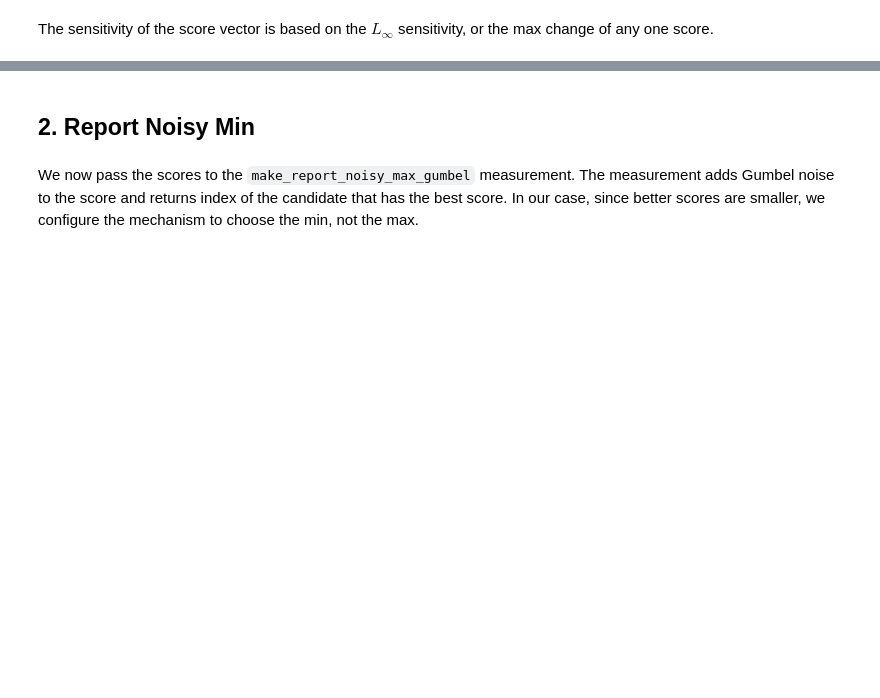
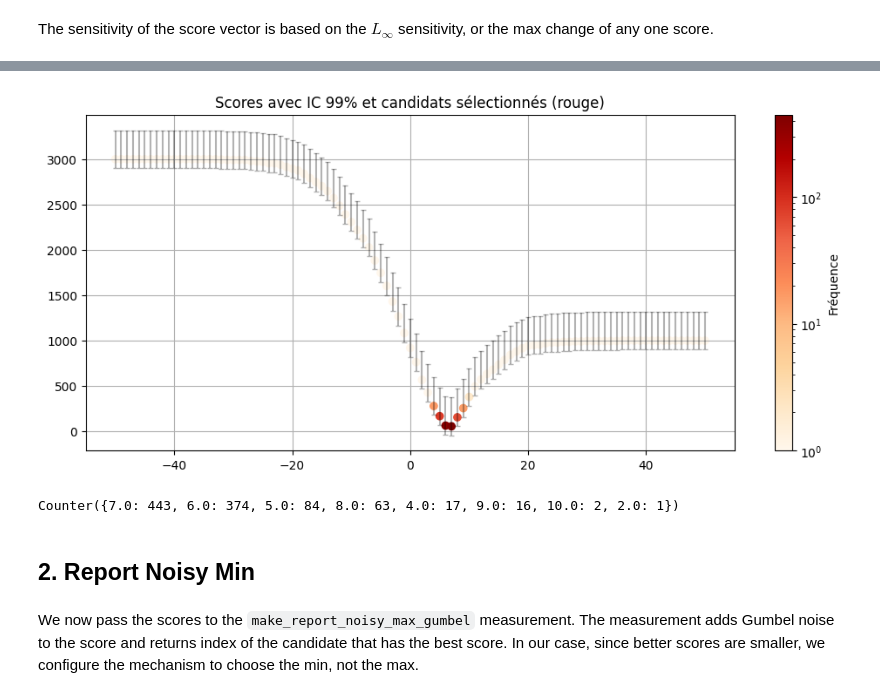
Before and after one commit to InseeFrLab/diff-privacy-OpenDP, a Jupyter notebook: intro_opendp/exponential-mechanism-quantiles.ipynb, the cells around one changed output, grey strips where cells are left out. Cells and saved outputs as stored; diff of their text form; code cells hidden in the pictures; blank space fills up the shorter version.

Commit message:
mécanisme expo à moitié (mais grande moitié compris)

```diff
--- a/intro_opendp/exponential-mechanism-quantiles.ipynb
+++ b/intro_opendp/exponential-mechanism-quantiles.ipynb
@@ -455,3 +459,64 @@ print(query_multi_quantiles.release().collect())
+# %%
+from collections import Counter
+import matplotlib.pyplot as plt
+import numpy as np
+from scipy.stats import gumbel_r
+import opendp.prelude as dp
+
+alpha = 0.75
+epsilon = 0.1
+sensibilite = 3
+
+# Score non bruité
+quantile_scores = dp.t.make_quantile_score_candidates(
+    dp.vector_domain(dp.atom_domain(T=float, nan=False)),
+    dp.symmetric_distance(),
+    candidates,
+    alpha=alpha)
+
+scores = quantile_scores(data)
+
+# IC à 99 %
+low_q, high_q = gumbel_r.ppf([0.005, 0.995], loc=0, scale=2 * sensibilite / epsilon)
+lower = scores + low_q
+upper = scores + high_q
+
+# Mécanisme simulé
+
+# Simulation
+
+counter = Counter(list_values)
+counts = [counter.get(c, 0) for c in candidates]
+
+
+from matplotlib.colors import LogNorm
+
+norm = LogNorm(vmin=1, vmax=max(counts))  # attention : vmin > 0
+cmap = cm.OrRd  # plus doux que Reds
+colors = [mcolors.to_hex(cmap(norm(max(counter.get(c, 1), 1)))) for c in candidates]
+
+# Tracé
+fig, ax = plt.subplots(figsize=(12, 5))
+
+# Plot
+ax.scatter(candidates, scores, c=colors)
+ax.errorbar(candidates, scores, yerr=[scores - lower, upper - scores],
+            fmt='none', capsize=2, color='black', alpha=0.3)
+ax.set_title("Scores avec IC 99% et candidats sélectionnés (rouge)")
+ax.grid(True)
+
+# Colorbar attachée explicitement à l'axe
+sm = plt.cm.ScalarMappable(cmap=cmap, norm=norm)
+sm.set_array([])  # nécessaire pour la colorbar
+plt.colorbar(sm, ax=ax, label="Fréquence")  # <-- ici on précise ax=ax
+
+plt.show()
+
+
+print(f"{counter}")
+# %% [output]
+[figure, added]
+Counter({7.0: 443, 6.0: 374, 5.0: 84, 8.0: 63, 4.0: 17, 9.0: 16, 10.0: 2, 2.0: 1})
 # %% [markdown]
 ## 2. Report Noisy Min
 # %% [markdown]
```
Also changed, not shown: parts of 15 cells of this notebook, 1 other file.
